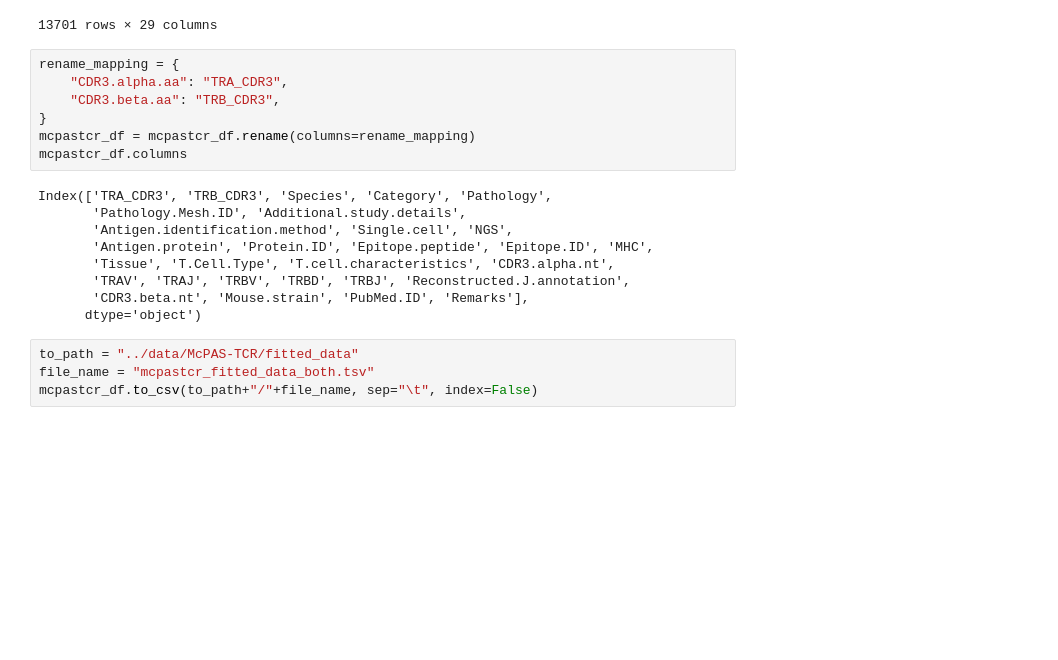
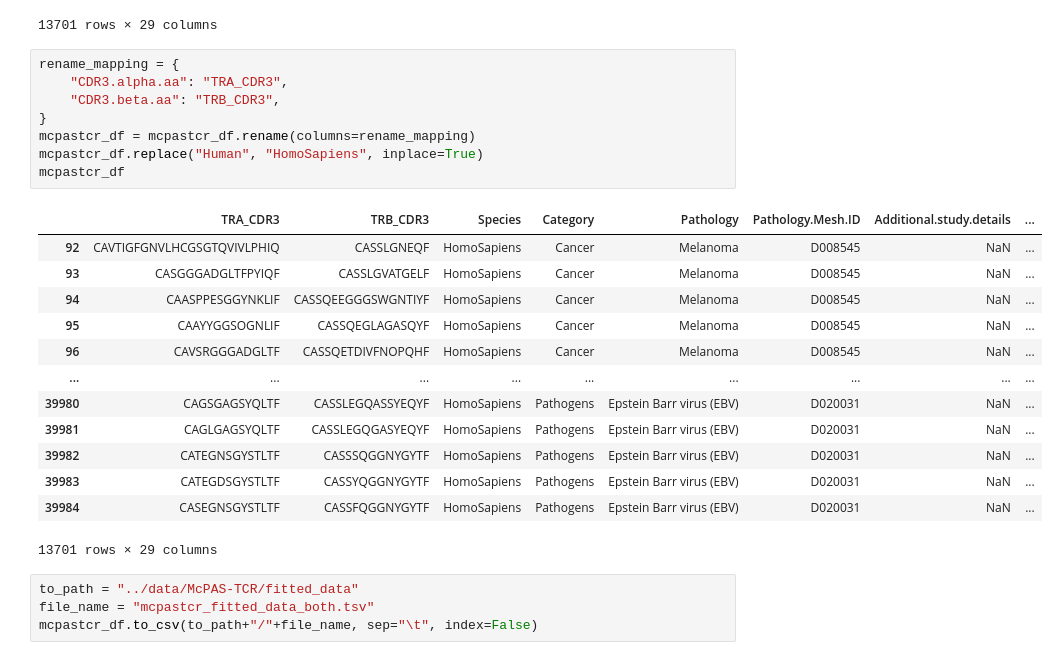
Before and after one commit to vegger/BA_ZHAW, a Jupyter notebook: notebooks/fit_data_mcpastcr_both.ipynb, the cells around one changed output. Saved outputs shown, nothing was run; the diff lists cells and outputs as text; blank space fills up the shorter version.

Commit message:
CG: tooke the renaming of Human to HomoSapiens to the fit_data-mcpastcr

```diff
--- a/notebooks/fit_data_mcpastcr_both.ipynb
+++ b/notebooks/fit_data_mcpastcr_both.ipynb
@@ -71,19 +71,25 @@ See the caveats in the documentation: https://pandas.pydata.org/pandas-docs/stab
 # %%
 rename_mapping = {
     "CDR3.alpha.aa": "TRA_CDR3",
     "CDR3.beta.aa": "TRB_CDR3",
 }
 mcpastcr_df = mcpastcr_df.rename(columns=rename_mapping)
-mcpastcr_df.columns
+mcpastcr_df.replace("Human", "HomoSapiens", inplace=True)
+mcpastcr_df
 # %% [output]
+|  | TRA_CDR3 | TRB_CDR3 | Species | Category | Pathology | Pathology.Mesh.ID | Additional.study.details | ... |
+| 92 | CAVTIGFGNVLHCGSGTQVIVLPHIQ | CASSLGNEQF | HomoSapiens | Cancer | Melanoma | D008545 | NaN | ... |
+| 93 | CASGGGADGLTFPYIQF | CASSLGVATGELF | HomoSapiens | Cancer | Melanoma | D008545 | NaN | ... |
+| 94 | CAASPPESGGYNKLIF | CASSQEEGGGSWGNTIYF | HomoSapiens | Cancer | Melanoma | D008545 | NaN | ... |
+| 95 | CAAYYGGSOGNLIF | CASSQEGLAGASQYF | HomoSapiens | Cancer | Melanoma | D008545 | NaN | ... |
+| 96 | CAVSRGGGADGLTF | CASSQETDIVFNOPQHF | HomoSapiens | Cancer | Melanoma | D008545 | NaN | ... |
+| ... | ... | ... | ... | ... | ... | ... | ... | ... |
+| 39980 | CAGSGAGSYQLTF | CASSLEGQASSYEQYF | HomoSapiens | Pathogens | Epstein Barr virus (EBV) | D020031 | NaN | ... |
+| 39981 | CAGLGAGSYQLTF | CASSLEGQGASYEQYF | HomoSapiens | Pathogens | Epstein Barr virus (EBV) | D020031 | NaN | ... |
+| 39982 | CATEGNSGYSTLTF | CASSSQGGNYGYTF | HomoSapiens | Pathogens | Epstein Barr virus (EBV) | D020031 | NaN | ... |
+| 39983 | CATEGDSGYSTLTF | CASSYQGGNYGYTF | HomoSapiens | Pathogens | Epstein Barr virus (EBV) | D020031 | NaN | ... |
+| 39984 | CASEGNSGYSTLTF | CASSFQGGNYGYTF | HomoSapiens | Pathogens | Epstein Barr virus (EBV) | D020031 | NaN | ... |
-Index(['TRA_CDR3', 'TRB_CDR3', 'Species', 'Category', 'Pathology',
-       'Pathology.Mesh.ID', 'Additional.study.details',
-       'Antigen.identification.method', 'Single.cell', 'NGS',
-       'Antigen.protein', 'Protein.ID', 'Epitope.peptide', 'Epitope.ID', 'MHC',
-       'Tissue', 'T.Cell.Type', 'T.cell.characteristics', 'CDR3.alpha.nt',
-       'TRAV', 'TRAJ', 'TRBV', 'TRBD', 'TRBJ', 'Reconstructed.J.annotation',
-       'CDR3.beta.nt', 'Mouse.strain', 'PubMed.ID', 'Remarks'],
-      dtype='object')
+13701 rows × 29 columns
 # %%
 to_path = "../data/McPAS-TCR/fitted_data"
 file_name = "mcpastcr_fitted_data_both.tsv"
```
